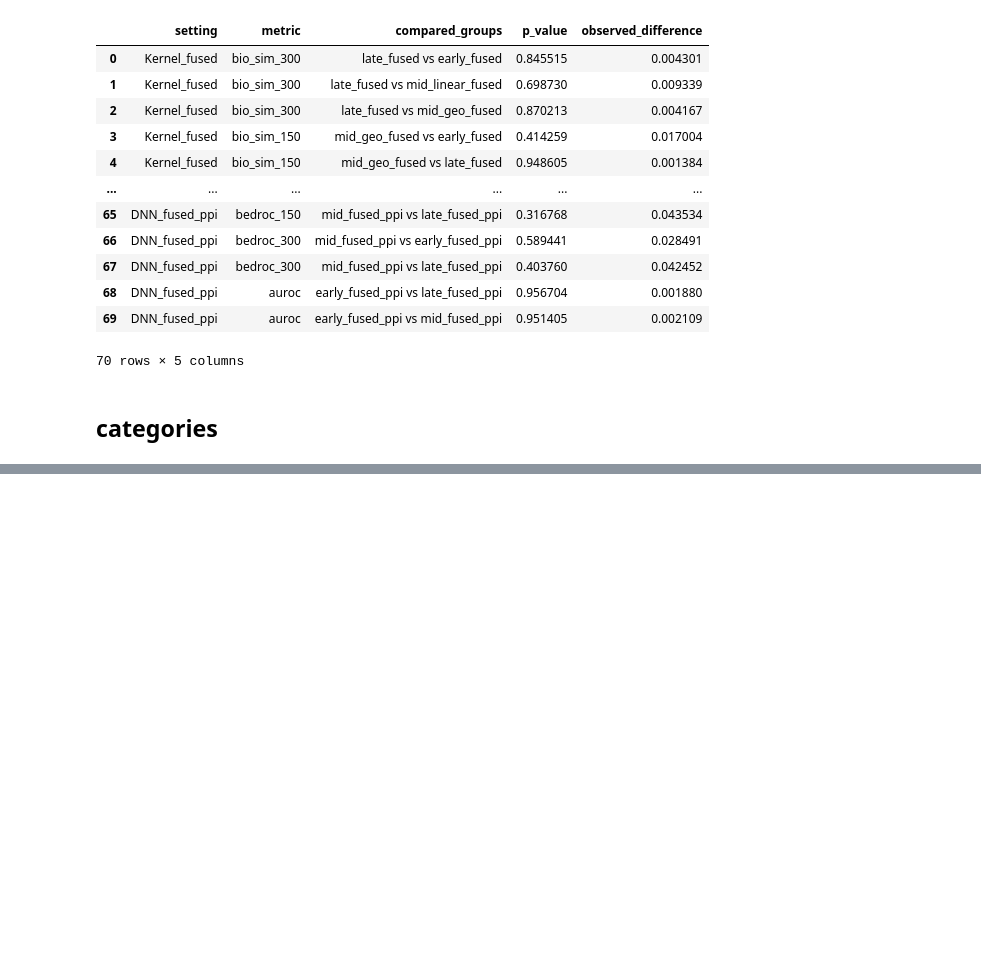
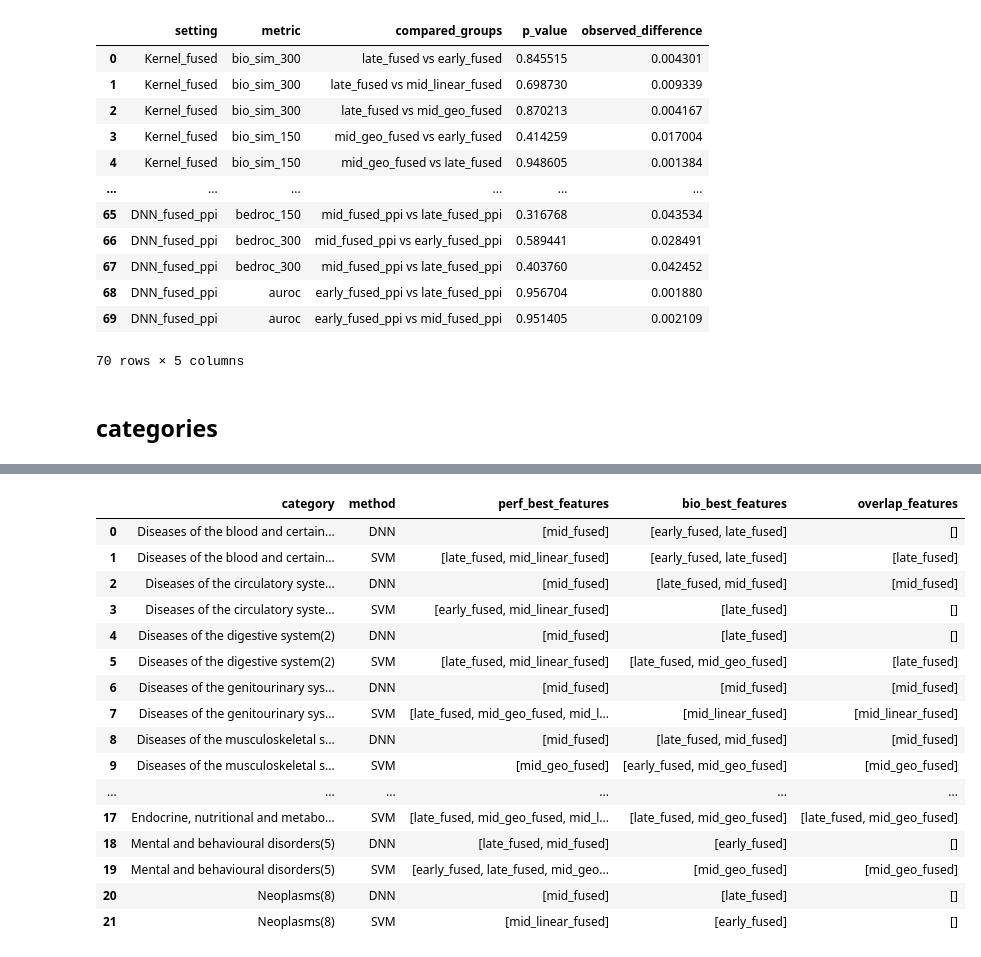
Before and after one commit to ZiyuZhang1/svm, a Jupyter notebook: src/results_statistic_oc_fusion.ipynb, the cells around one changed output, grey strips where cells are left out. Drawn from its saved outputs; the diff is of its cells as text; code cells hidden in the pictures; blank space fills up the shorter version.

```diff
--- a/src/results_statistic_oc_fusion.ipynb
+++ b/src/results_statistic_oc_fusion.ipynb
@@ -625,36 +565,0 @@ for c in high_effect_summary['category'].unique():
-# %%
-rows = []
-
-for disease, sub_dict in negative_effect.items():
-    for category, series in sub_dict.items():
-        if series is None or len(series) == 0:
-            continue  # skip empty Series
-
-        for method, count in series.items():
-            rows.append({
-                "category": disease,
-                "condition": category,
-                "method": method,
-                "count": count
-            })
-
-negative_effect_df = pd.DataFrame(rows)
-
-denominator_map = {
-    "ppi-seq": 36,
-    "ppi-lit": 18,
-    "lit-seq": 12
-}
-
-negative_effect_df["normalized_count"] = (
-    negative_effect_df["count"] /
-    negative_effect_df["method"].map(denominator_map)
-)
-
-negative_effect_df['method'] = (
-    negative_effect_df['method']
-    .str.split('-', expand=True)
-    .apply(lambda x: x[1] + '-' + x[0], axis=1)
-)
-
-# negative_effect_df[negative_effect_df['normalized_count']>0.3]
@@ -989,0 +648,20 @@ Excel file saved to: /itf-fi-ml/shared/users/ziyuzh/svm/results/statistic/permut
+# %%
+summary
+# %% [output]
+|  | category | method | perf_best_features | bio_best_features | overlap_features |
+| 0 | Diseases of the blood and certain... | DNN | [mid_fused] | [early_fused, late_fused] | [] |
+| 1 | Diseases of the blood and certain... | SVM | [late_fused, mid_linear_fused] | [early_fused, late_fused] | [late_fused] |
+| 2 | Diseases of the circulatory syste... | DNN | [mid_fused] | [late_fused, mid_fused] | [mid_fused] |
+| 3 | Diseases of the circulatory syste... | SVM | [early_fused, mid_linear_fused] | [late_fused] | [] |
+| 4 | Diseases of the digestive system(2) | DNN | [mid_fused] | [late_fused] | [] |
+| 5 | Diseases of the digestive system(2) | SVM | [late_fused, mid_linear_fused] | [late_fused, mid_geo_fused] | [late_fused] |
+| 6 | Diseases of the genitourinary sys... | DNN | [mid_fused] | [mid_fused] | [mid_fused] |
+| 7 | Diseases of the genitourinary sys... | SVM | [late_fused, mid_geo_fused, mid_l... | [mid_linear_fused] | [mid_linear_fused] |
+| 8 | Diseases of the musculoskeletal s... | DNN | [mid_fused] | [late_fused, mid_fused] | [mid_fused] |
+| 9 | Diseases of the musculoskeletal s... | SVM | [mid_geo_fused] | [early_fused, mid_geo_fused] | [mid_geo_fused] |
+| ... | ... | ... | ... | ... | ... |
+| 17 | Endocrine, nutritional and metabo... | SVM | [late_fused, mid_geo_fused, mid_l... | [late_fused, mid_geo_fused] | [late_fused, mid_geo_fused] |
+| 18 | Mental and behavioural disorders(5) | DNN | [late_fused, mid_fused] | [early_fused] | [] |
+| 19 | Mental and behavioural disorders(5) | SVM | [early_fused, late_fused, mid_geo... | [mid_geo_fused] | [mid_geo_fused] |
+| 20 | Neoplasms(8) | DNN | [mid_fused] | [late_fused] | [] |
+| 21 | Neoplasms(8) | SVM | [mid_linear_fused] | [early_fused] | [] |
```
Also changed, not shown: parts of 69 cells of this notebook, 8 other files.
